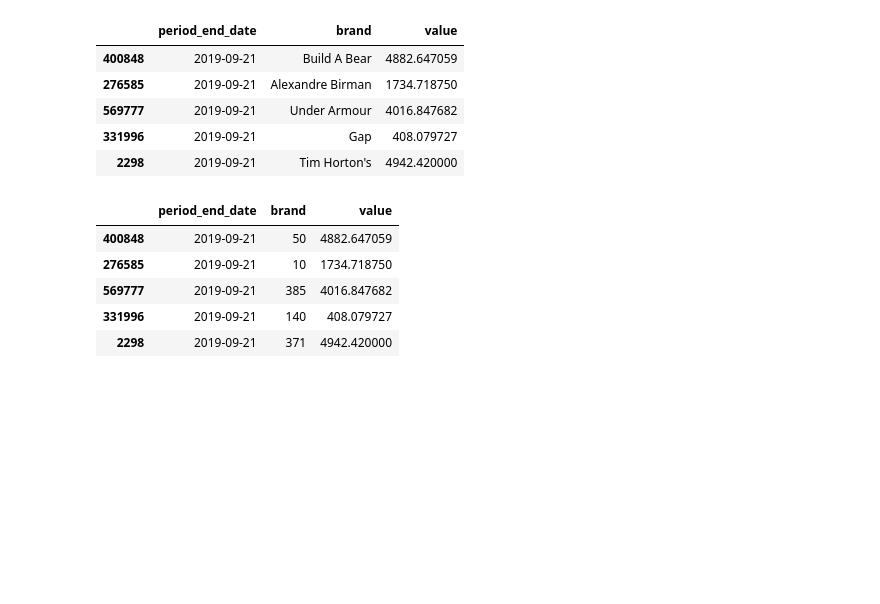
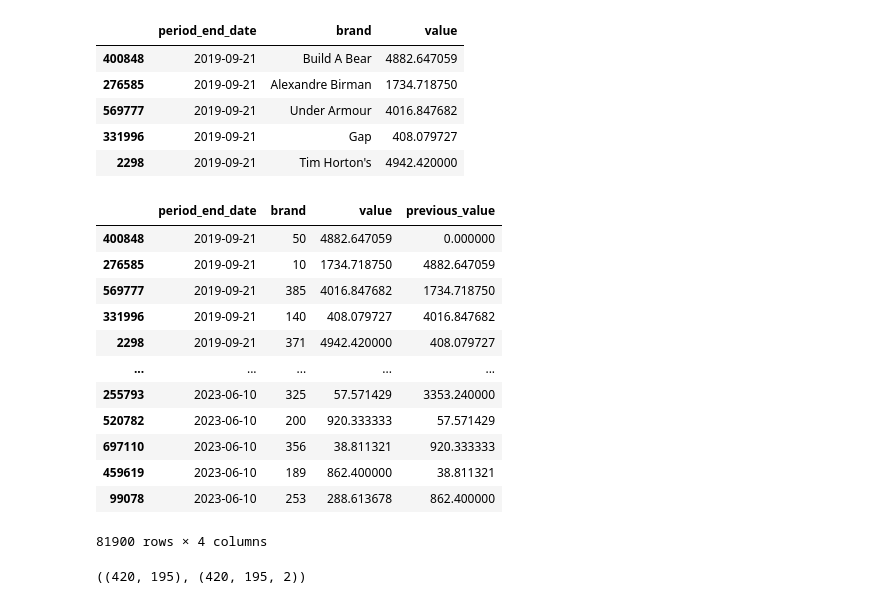
Before and after one commit to tanios13/UBS-ZebraByte, a Jupyter notebook: models/model.ipynb, the cells around one changed output. Cells and saved outputs as stored; diff of their text form; code cells hidden in the pictures; blank space fills up the shorter version.

```diff
--- a/models/model.ipynb
+++ b/models/model.ipynb
@@ -106,17 +106,26 @@ for l in to_label:
     labeler = LabelEncoder()
     train_data.loc[:, l] = labeler.fit_transform(train_data[l])
     labelers.append(labeler)
-# %%
-train_data.head()
-# %% [output]
-|  | period_end_date | brand | value |
-| 400848 | 2019-09-21 | 50 | 4882.647059 |
-| 276585 | 2019-09-21 | 10 | 1734.718750 |
-| 569777 | 2019-09-21 | 385 | 4016.847682 |
-| 331996 | 2019-09-21 | 140 | 408.079727 |
-| 2298 | 2019-09-21 | 371 | 4942.420000 |
 # %%
 train_data = train_data.drop_duplicates()
+# %%
+train_data["previous_value"] = train_data["value"].shift(1)
+# %%
+train_data.fillna(0)
+# %% [output]
+|  | period_end_date | brand | value | previous_value |
+| 400848 | 2019-09-21 | 50 | 4882.647059 | 0.000000 |
+| 276585 | 2019-09-21 | 10 | 1734.718750 | 4882.647059 |
+| 569777 | 2019-09-21 | 385 | 4016.847682 | 1734.718750 |
+| 331996 | 2019-09-21 | 140 | 408.079727 | 4016.847682 |
+| 2298 | 2019-09-21 | 371 | 4942.420000 | 408.079727 |
+| ... | ... | ... | ... | ... |
+| 255793 | 2023-06-10 | 325 | 57.571429 | 3353.240000 |
+| 520782 | 2023-06-10 | 200 | 920.333333 | 57.571429 |
+| 697110 | 2023-06-10 | 356 | 38.811321 | 920.333333 |
+| 459619 | 2023-06-10 | 189 | 862.400000 | 38.811321 |
+| 99078 | 2023-06-10 | 253 | 288.613678 | 862.400000 |
+81900 rows × 4 columns
 # %%
 from tensorflow.keras.models import Sequential
 from tensorflow.keras.layers import LSTM, Dense
@@ -152,0 +168,4 @@ for group, group_df in grouped_data:
+# %%
+targets.shape, sequences.shape
+# %% [output]
+((420, 195), (420, 195, 2))
```
Also changed, not shown: parts of 8 cells of this notebook, 4 other files.
